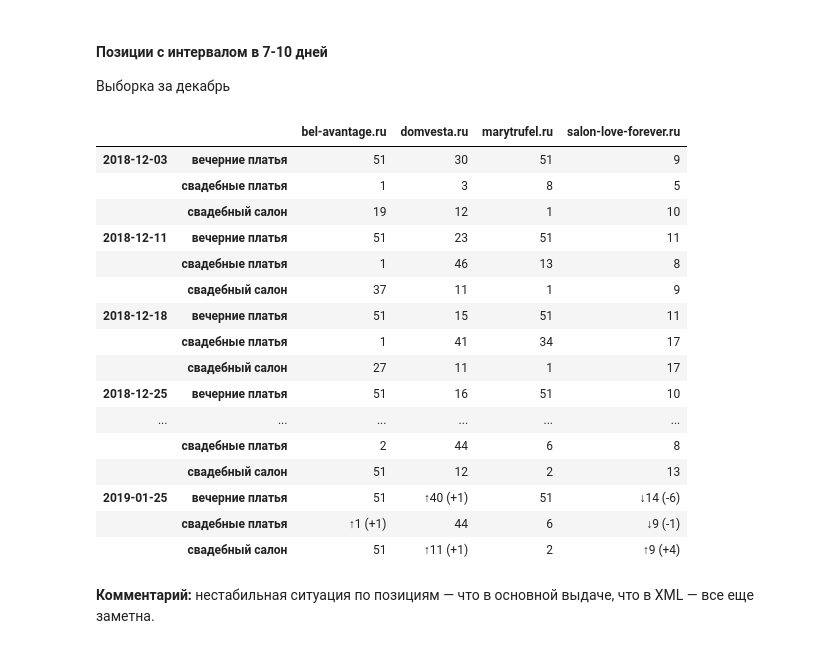
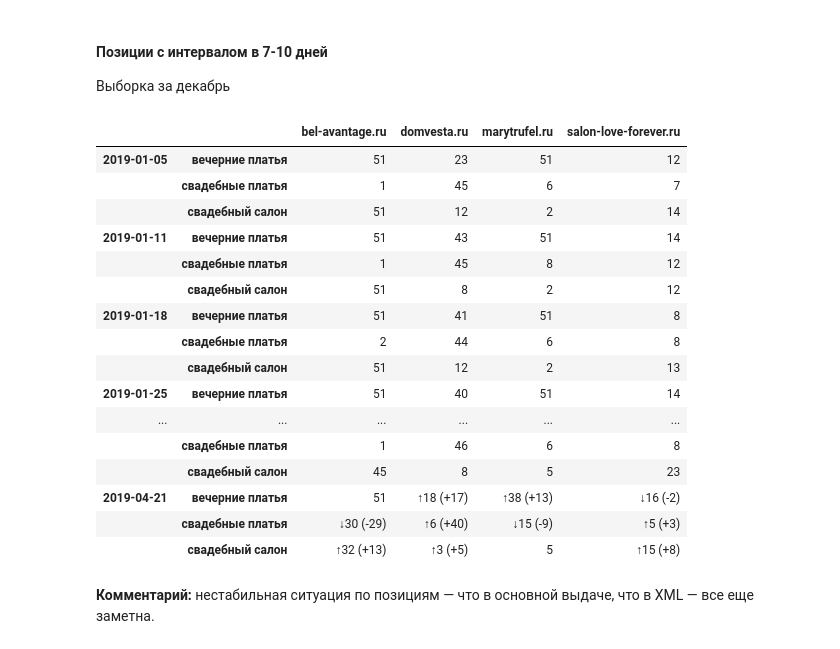
Before and after one commit to salon-love-forever/reports, a Jupyter notebook: salon-love-forever.ru.ipynb, the cells around one changed output. Cells and saved outputs as stored; diff of their text form; code cells hidden in the pictures.

```diff
--- a/salon-love-forever.ru.ipynb
+++ b/salon-love-forever.ru.ipynb
@@ -207,27 +211,27 @@ cols_m = positions['msk'].columns.tolist()
 indx_m = cols_m.index('salon-love-forever.ru')
 cols_m.append(cols_m.pop(indx_m))
 # %%
-#positions['msk'] = positions['msk'].fillna(51).applymap(lambda x: int(x))
-slc = (slice('2018-12','2019-01'), All), All
+positions['msk'] = positions['msk'].fillna(51).applymap(lambda x: int(x))
+slc = (slice('2019-01','2019-04'), All), All
 change_positions(positions['msk'][cols_m].loc[slc]) # .loc[['201707', '201711'], :]
 # %% [output]
 |  |  | bel-avantage.ru | domvesta.ru | marytrufel.ru | salon-love-forever.ru |
-| 2018-12-03 | вечерние платья | 51 | 30 | 51 | 9 |
-|  | свадебные платья | 1 | 3 | 8 | 5 |
-|  | свадебный салон | 19 | 12 | 1 | 10 |
-| 2018-12-11 | вечерние платья | 51 | 23 | 51 | 11 |
-|  | свадебные платья | 1 | 46 | 13 | 8 |
-|  | свадебный салон | 37 | 11 | 1 | 9 |
-| 2018-12-18 | вечерние платья | 51 | 15 | 51 | 11 |
-|  | свадебные платья | 1 | 41 | 34 | 17 |
-|  | свадебный салон | 27 | 11 | 1 | 17 |
-| 2018-12-25 | вечерние платья | 51 | 16 | 51 | 10 |
-| ... | ... | ... | ... | ... | ... |
+| 2019-01-05 | вечерние платья | 51 | 23 | 51 | 12 |
+|  | свадебные платья | 1 | 45 | 6 | 7 |
+|  | свадебный салон | 51 | 12 | 2 | 14 |
+| 2019-01-11 | вечерние платья | 51 | 43 | 51 | 14 |
+|  | свадебные платья | 1 | 45 | 8 | 12 |
+|  | свадебный салон | 51 | 8 | 2 | 12 |
+| 2019-01-18 | вечерние платья | 51 | 41 | 51 | 8 |
 |  | свадебные платья | 2 | 44 | 6 | 8 |
 |  | свадебный салон | 51 | 12 | 2 | 13 |
-| 2019-01-25 | вечерние платья | 51 | ↑40 (+1) | 51 | ↓14 (-6) |
-|  | свадебные платья | ↑1 (+1) | 44 | 6 | ↓9 (-1) |
-|  | свадебный салон | 51 | ↑11 (+1) | 2 | ↑9 (+4) |
+| 2019-01-25 | вечерние платья | 51 | 40 | 51 | 14 |
+| ... | ... | ... | ... | ... | ... |
+|  | свадебные платья | 1 | 46 | 6 | 8 |
+|  | свадебный салон | 45 | 8 | 5 | 23 |
+| 2019-04-21 | вечерние платья | 51 | ↑18 (+17) | ↑38 (+13) | ↓16 (-2) |
+|  | свадебные платья | ↓30 (-29) | ↑6 (+40) | ↓15 (-9) | ↑5 (+3) |
+|  | свадебный салон | ↑32 (+13) | ↑3 (+5) | 5 | ↑15 (+8) |
 # %% [markdown]
 **Комментарий:** нестабильная ситуация по позициям — что в основной выдаче, что в XML — все еще заметна.
 # %% [markdown]
```
Also changed, not shown: parts of 14 cells of this notebook.
